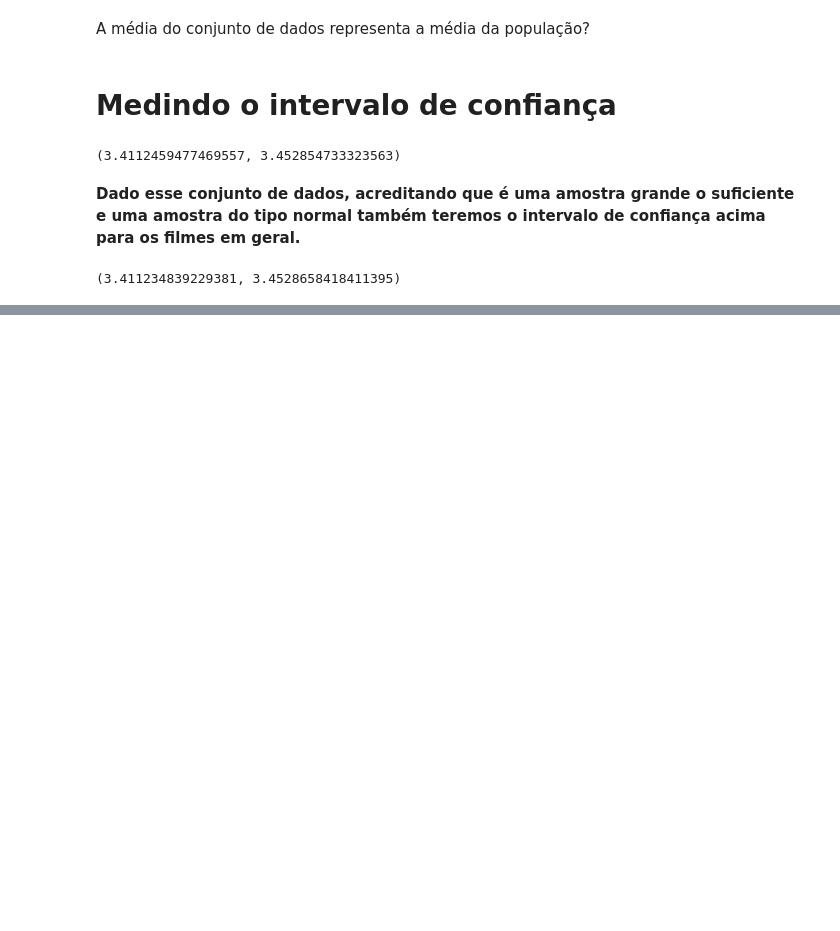
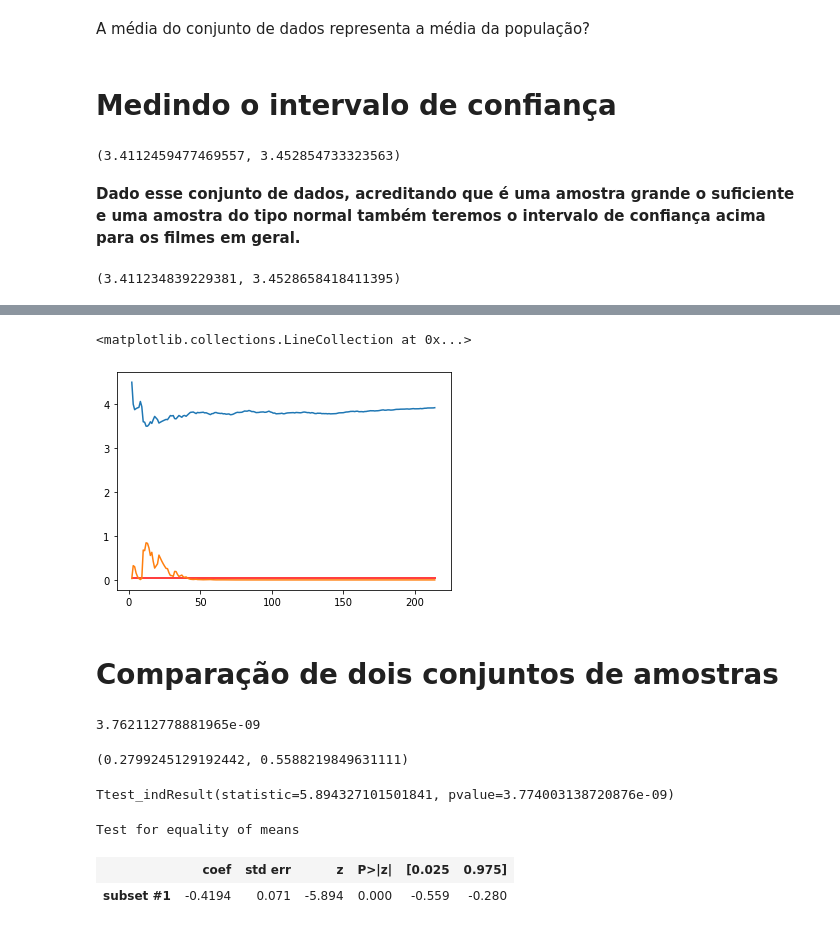
Before and after one commit to muriloWeber/dataScienceAlura, a Jupyter notebook: dataScienceTestesEstatisticosPython/Data_Science_Introdução_a_Testes.ipynb, the cells around one changed output, grey strips where cells are left out. Drawn from its saved outputs; the diff is of its cells as text; code cells hidden in the pictures; blank space fills up the shorter version.

```diff
--- a/dataScienceTestesEstatisticosPython/Data_Science_Introdução_a_Testes.ipynb
+++ b/dataScienceTestesEstatisticosPython/Data_Science_Introdução_a_Testes.ipynb
@@ -345,0 +411,46 @@ desc_todos_com_10_votos.tconfint_mean()
+# %%
+#plot apenas para ver que usar poucos dados compromete o ztest
+np.random.seed(75241)
+
+temp = notas1.sample(frac=1).rating
+
+def calcula_teste(i):
+  media = temp[0:i].mean()
+  stat, p = ztest(temp[0:i], value = 3.4320503405352594)
+  return (i, media, p)
+
+# list comprehension
+valores = np.array([calcula_teste(i) for i in range(2, len(temp))])
+
+plt.plot(valores[:,0], valores[:,1])
+plt.plot(valores[:,0], valores[:,2])
+plt.hlines(y = 0.05, xmin = 2, xmax = len(temp), colors='r')
+# %% [output]
+<matplotlib.collections.LineCollection at 0x...>
+[figure, added]
+# %% [markdown]
+# Comparação de dois conjuntos de amostras
+# %%
+# intervalo de confinça entra as duas distribuições
+print(ztest(notas1.rating, notas.rating)[1])
+zconfint(notas1.rating, notas.rating)
+# %% [output]
+3.762112778881965e-09
+(0.2799245129192442, 0.5588219849631111)
+# %%
+# T test com scipy
+from scipy.stats import ttest_ind
+
+ttest_ind(notas1.rating, notas.rating)
+# %% [output]
+Ttest_indResult(statistic=5.894327101501841, pvalue=3.774003138720876e-09)
+# %%
+descr_todas_as_notas = DescrStatsW(notas.rating)
+descr_toystory = DescrStatsW(notas1.rating)
+comparacao = descr_todas_as_notas.get_compare(descr_toystory)
+
+comparacao.summary(use_t=False)
+# %% [output]
+Test for equality of means
+|  | coef | std err | z | P>|z| | [0.025 | 0.975] |
+| subset #1 | -0.4194 | 0.071 | -5.894 | 0.000 | -0.559 | -0.280 |
```
Also changed, not shown: parts of 19 cells of this notebook.
